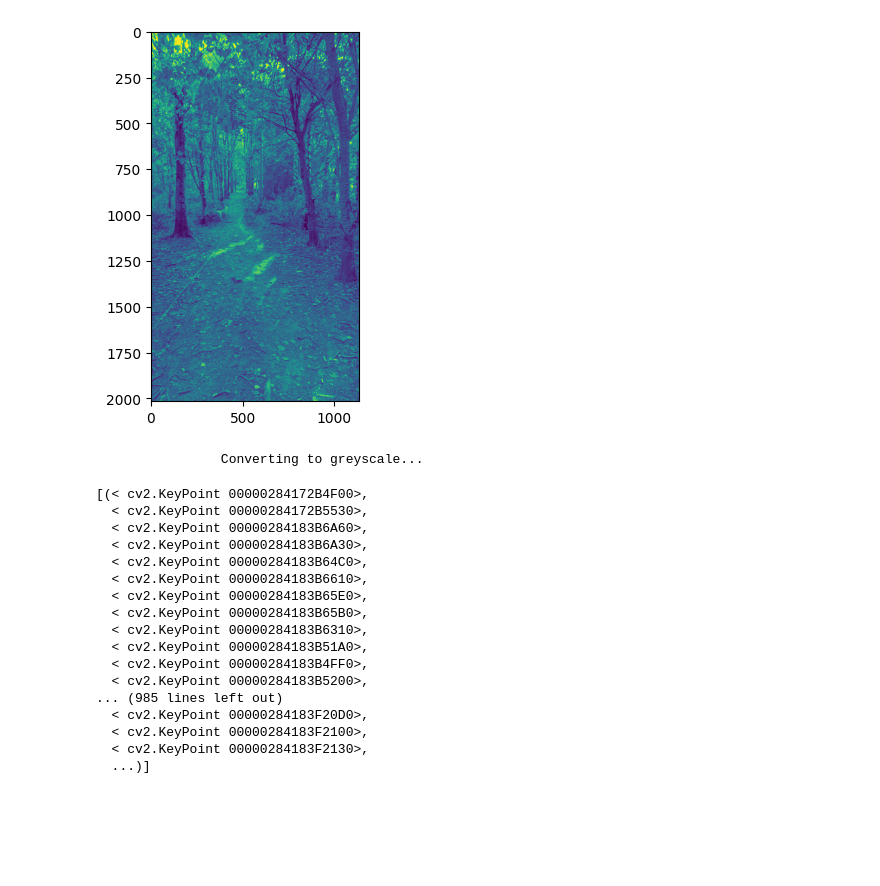
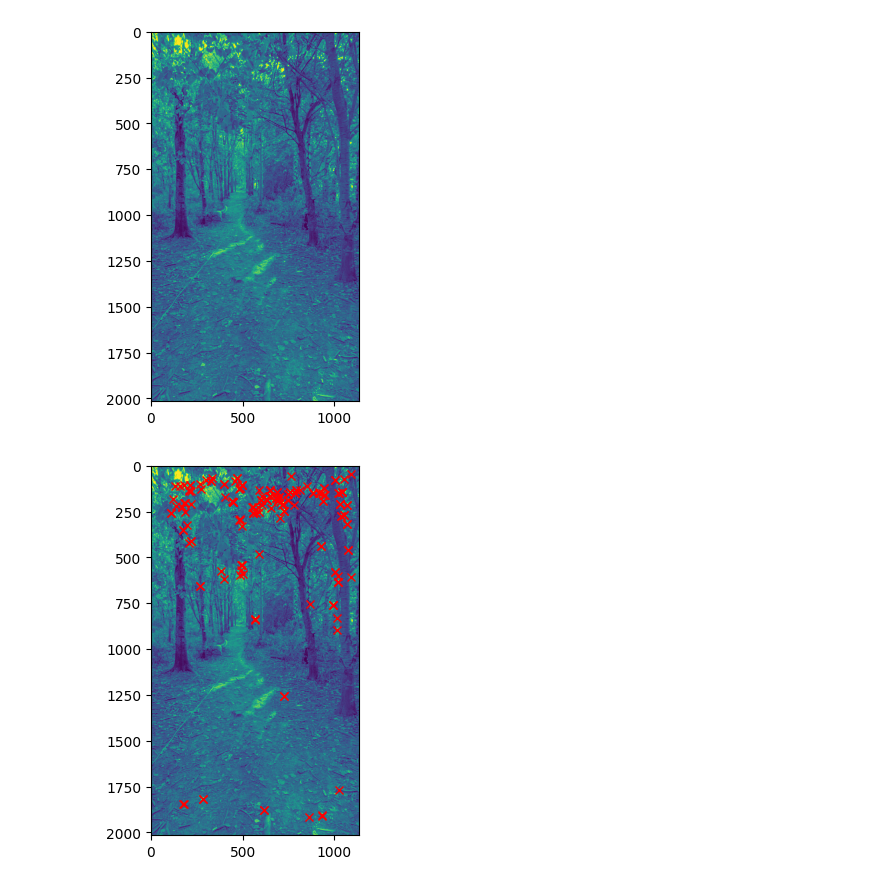
Before and after one commit to polzin-3/image-processing, a Jupyter notebook: examples/align.ipynb, the cells around one changed output. Drawn from its saved outputs; the diff is of its cells as text; code cells hidden in the pictures; blank space fills up the shorter version.

```diff
--- a/examples/align.ipynb
+++ b/examples/align.ipynb
@@ -22,28 +22,17 @@ plt.imshow(conversions.conv_to_greyscale(img))
 plt.show()
 # %% [output]
 [figure]
-# %%
-aligner = ImageAlign()
-aligner.detect_features([img])
-aligner.keypoints
-
-#TODO: plot keypoints
-# %% [output]
-                Converting to greyscale...
-[(< cv2.KeyPoint 00000284172B4F00>,
-  < cv2.KeyPoint 00000284172B5530>,
-  < cv2.KeyPoint 00000284183B6A60>,
-  < cv2.KeyPoint 00000284183B6A30>,
-  < cv2.KeyPoint 00000284183B64C0>,
-  < cv2.KeyPoint 00000284183B6610>,
-  < cv2.KeyPoint 00000284183B65E0>,
-  < cv2.KeyPoint 00000284183B65B0>,
-  < cv2.KeyPoint 00000284183B6310>,
-  < cv2.KeyPoint 00000284183B51A0>,
-  < cv2.KeyPoint 00000284183B4FF0>,
-  < cv2.KeyPoint 00000284183B5200>,
-... (985 lines left out)
-  < cv2.KeyPoint 00000284183F20D0>,
-  < cv2.KeyPoint 00000284183F2100>,
-  < cv2.KeyPoint 00000284183F2130>,
-  ...)]
+# %%
+aligner = ImageAlign(detection_threshold=0.01)
+aligner.detect_features([cv2.GaussianBlur(conversions.conv_to_greyscale(img), (9,9), 0)])
+
+x = [kp.pt[0] for kp in aligner.keypoints[0]]
+y = [kp.pt[1] for kp in aligner.keypoints[0]]
+
+plt.imshow(conversions.conv_to_greyscale(img))
+plt.plot(x, y, 'x', c='red')
+plt.show()
+
+#TODO: create plotting.py in utils
+# %% [output]
+[figure, added]
```
Also changed, not shown: parts of 1 cell of this notebook, 1 other file.
